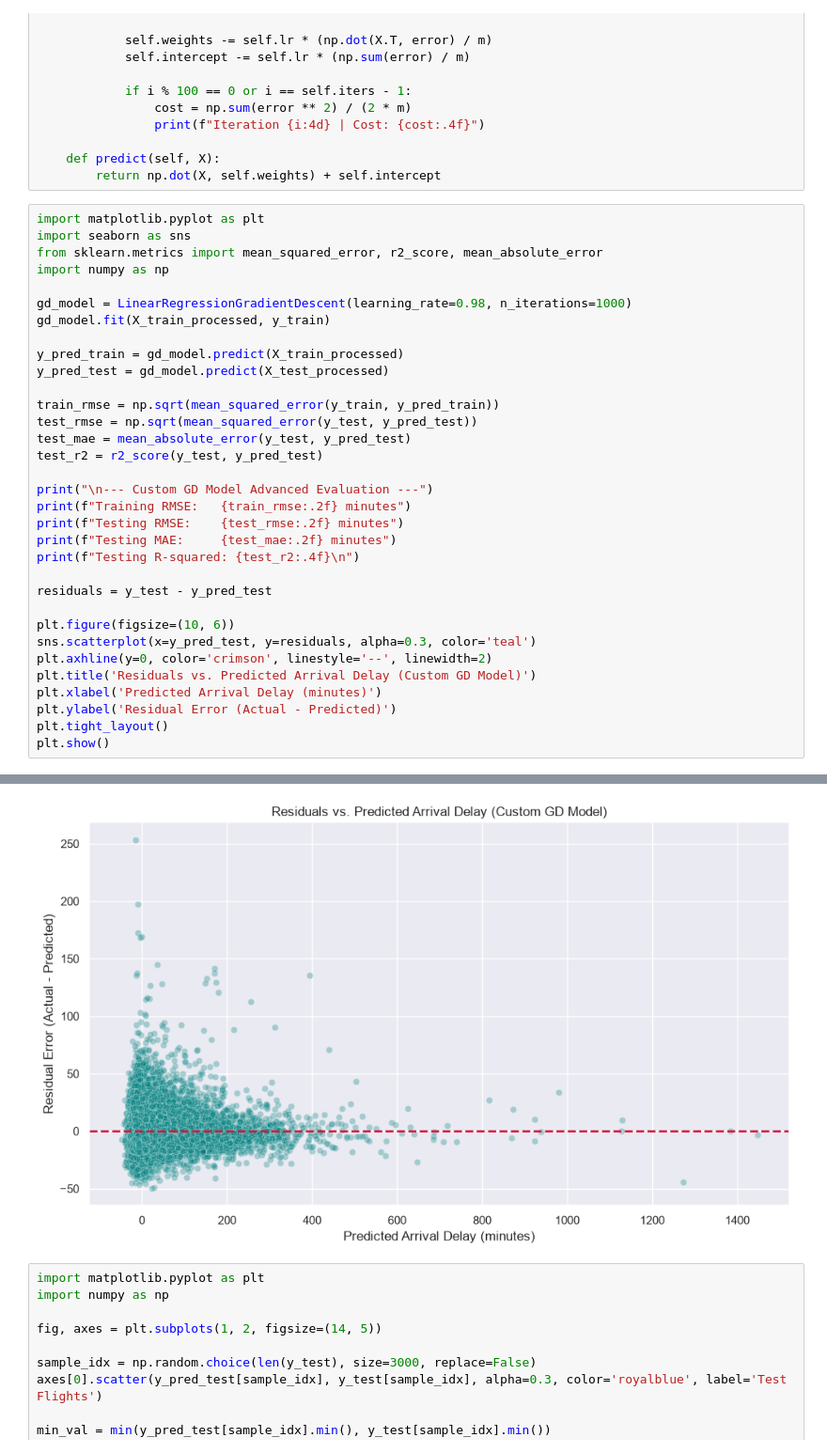
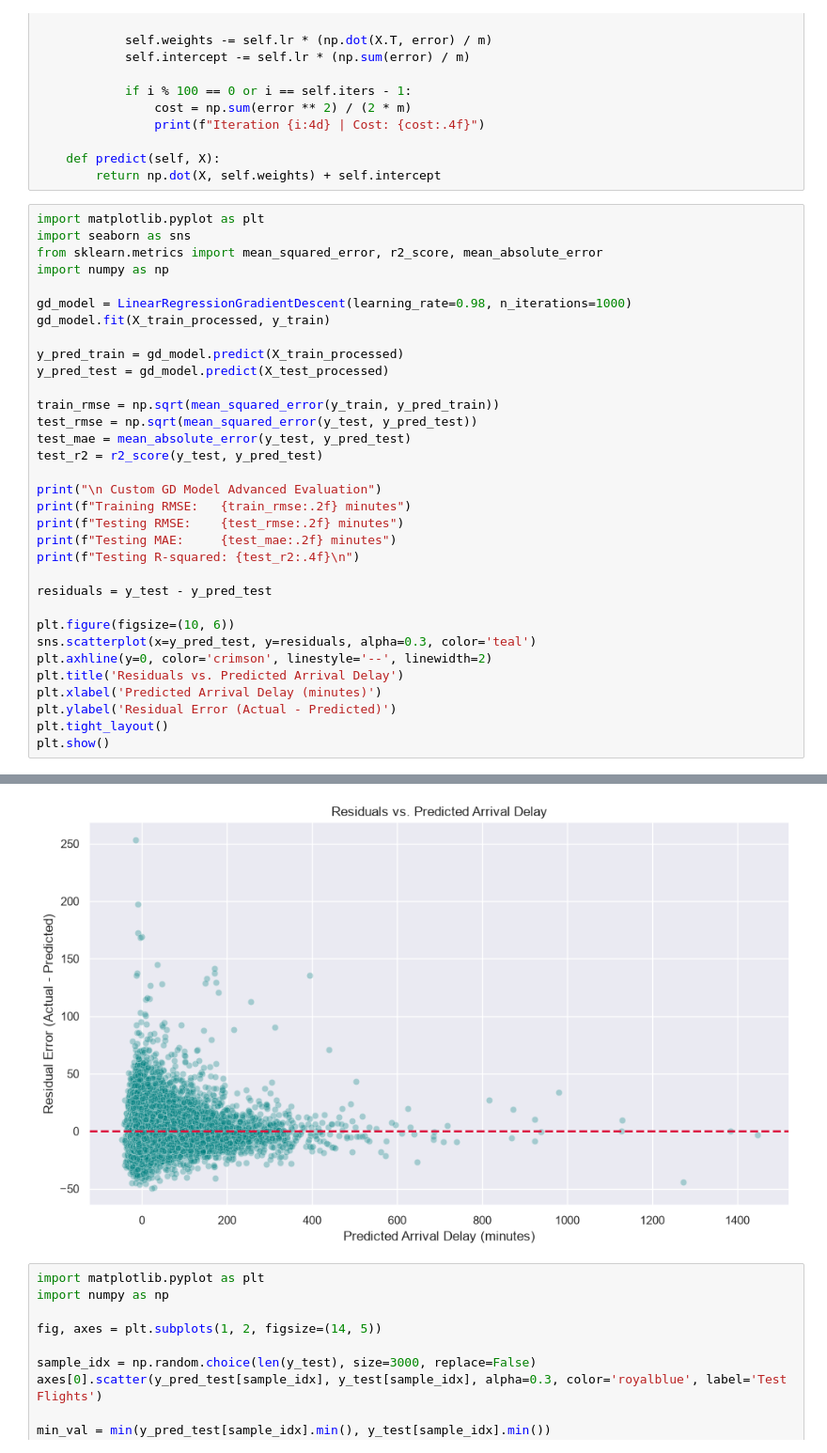
Before and after one commit to DJDadaisdanger/Mukund_RMResearch_Taskphase, a Jupyter notebook: Task_11/Linear Regression.ipynb, the cells around one changed output, grey strips where cells are left out. Shown at 94% size. Saved outputs shown, nothing was run; the diff lists cells and outputs as text.

```diff
--- a/Task_11/Linear Regression.ipynb
+++ b/Task_11/Linear Regression.ipynb
@@ -172,7 +172,7 @@ test_rmse = np.sqrt(mean_squared_error(y_test, y_pred_test))
 test_mae = mean_absolute_error(y_test, y_pred_test)
 test_r2 = r2_score(y_test, y_pred_test)
 
-print("\n--- Custom GD Model Advanced Evaluation ---")
+print("\n Custom GD Model Advanced Evaluation")
 print(f"Training RMSE:   {train_rmse:.2f} minutes")
 print(f"Testing RMSE:    {test_rmse:.2f} minutes")
 print(f"Testing MAE:     {test_mae:.2f} minutes")
@@ -183,7 +183,7 @@ residuals = y_test - y_pred_test
 plt.figure(figsize=(10, 6))
 sns.scatterplot(x=y_pred_test, y=residuals, alpha=0.3, color='teal')
 plt.axhline(y=0, color='crimson', linestyle='--', linewidth=2)
-plt.title('Residuals vs. Predicted Arrival Delay (Custom GD Model)')
+plt.title('Residuals vs. Predicted Arrival Delay')
 plt.xlabel('Predicted Arrival Delay (minutes)')
 plt.ylabel('Residual Error (Actual - Predicted)')
 plt.tight_layout()
@@ -205,8 +205,8 @@ Iteration  999 | Cost: 48.5612
 Training RMSE:   9.86 minutes
 Testing RMSE:    9.88 minutes
 Testing MAE:     6.94 minutes
 Testing R-squared: 0.9413
-[figure, old version]
+[figure, new version]
 # %%
 import matplotlib.pyplot as plt
 import numpy as np
```
Also changed, not shown: parts of 1 cell of this notebook.
